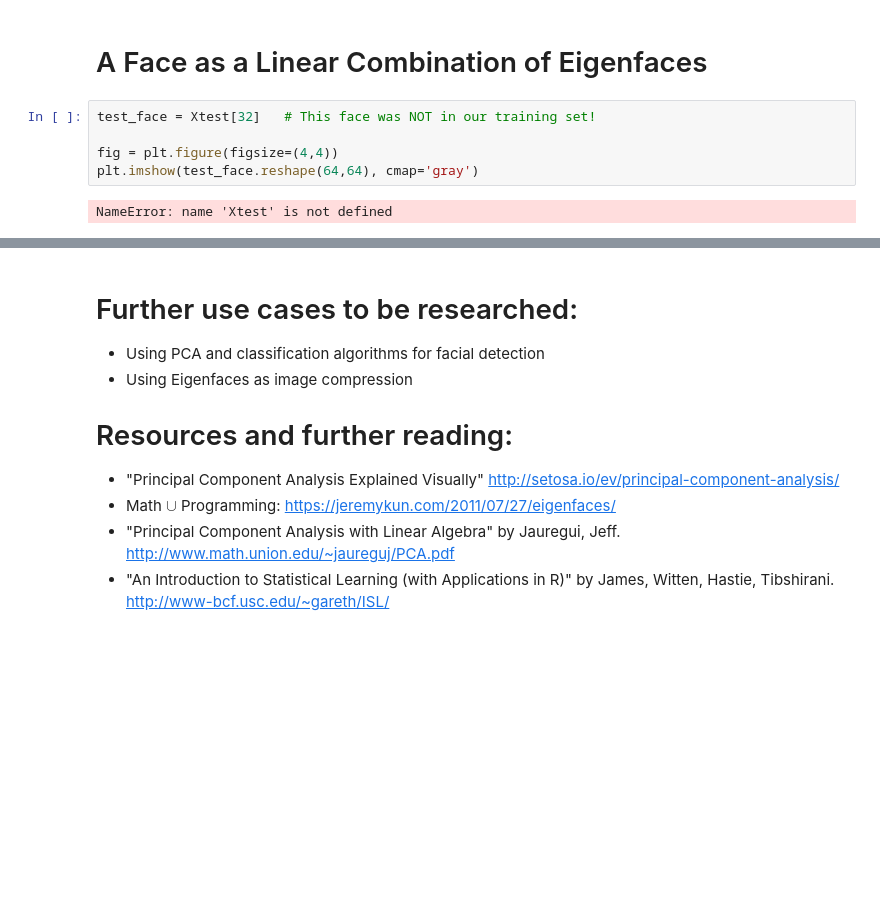
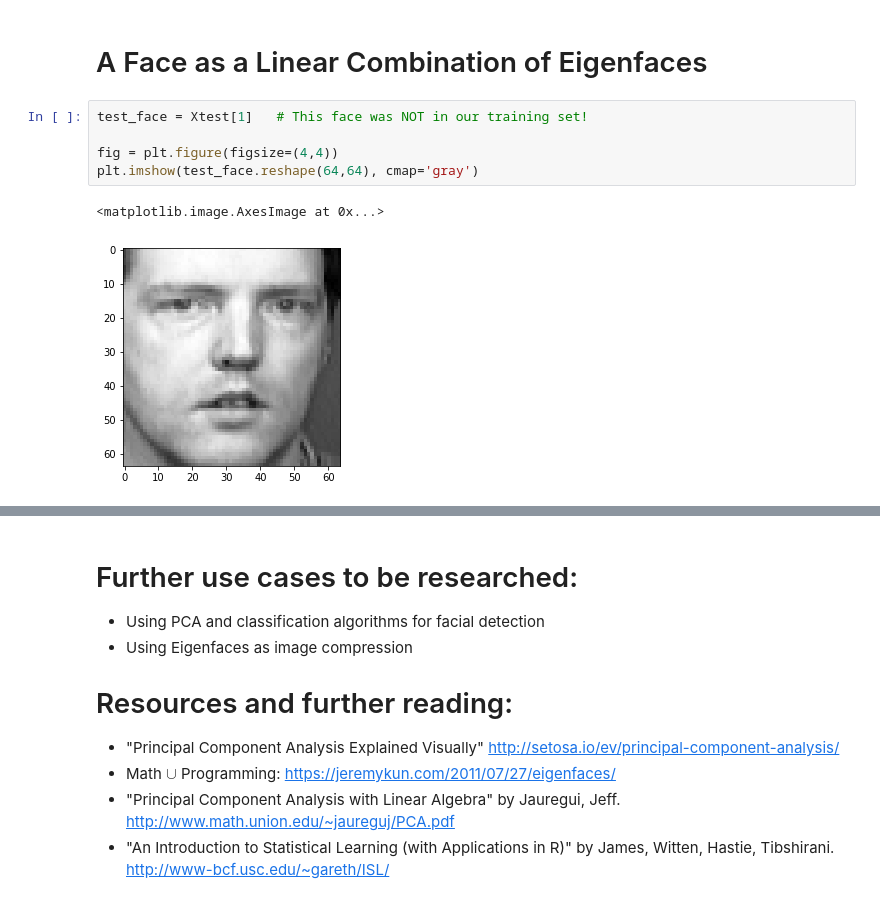
Before and after one commit to DanielNghiem/pca_eigenfaces_talk, a Jupyter notebook: eigenface_notebook.ipynb, the cells around one changed output, grey strips where cells are left out. Drawn from its saved outputs; the diff is of its cells as text; blank space fills up the shorter version.

```diff
--- a/eigenface_notebook.ipynb
+++ b/eigenface_notebook.ipynb
@@ -292,12 +304,13 @@ display_component(pca_faces, 190)
 # %% [markdown]
 # A Face as a Linear Combination of Eigenfaces
 # %%
-test_face = Xtest[32]   # This face was NOT in our training set!
+test_face = Xtest[1]   # This face was NOT in our training set!
 
 fig = plt.figure(figsize=(4,4))
 plt.imshow(test_face.reshape(64,64), cmap='gray')
 # %% [output]
-NameError: name 'Xtest' is not defined
+<matplotlib.image.AxesImage at 0x...>
+[figure, added]
 # %%
 # Approximate a new face using the mean face and Eigenfaces
 
```
Also changed, not shown: parts of 21 cells of this notebook.
